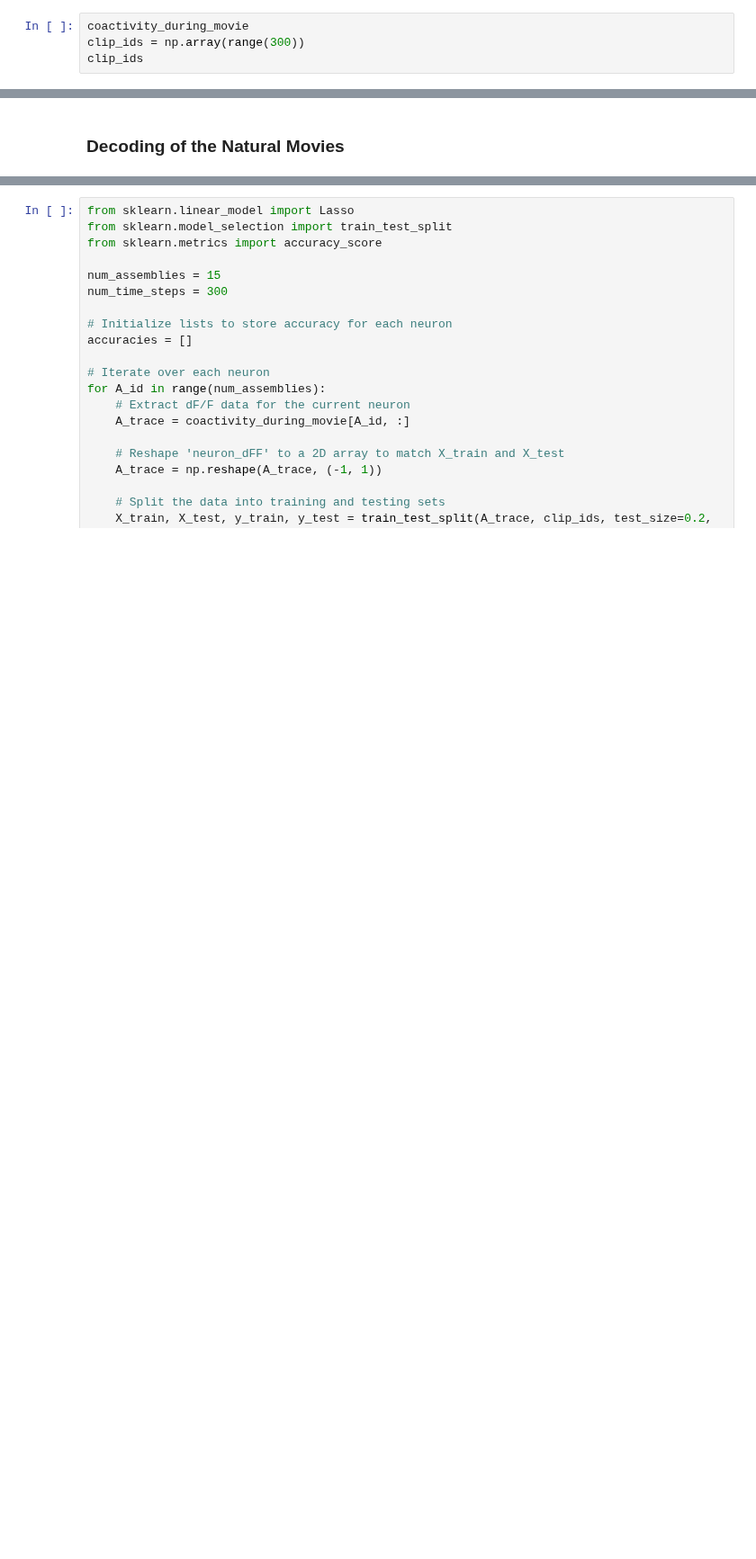
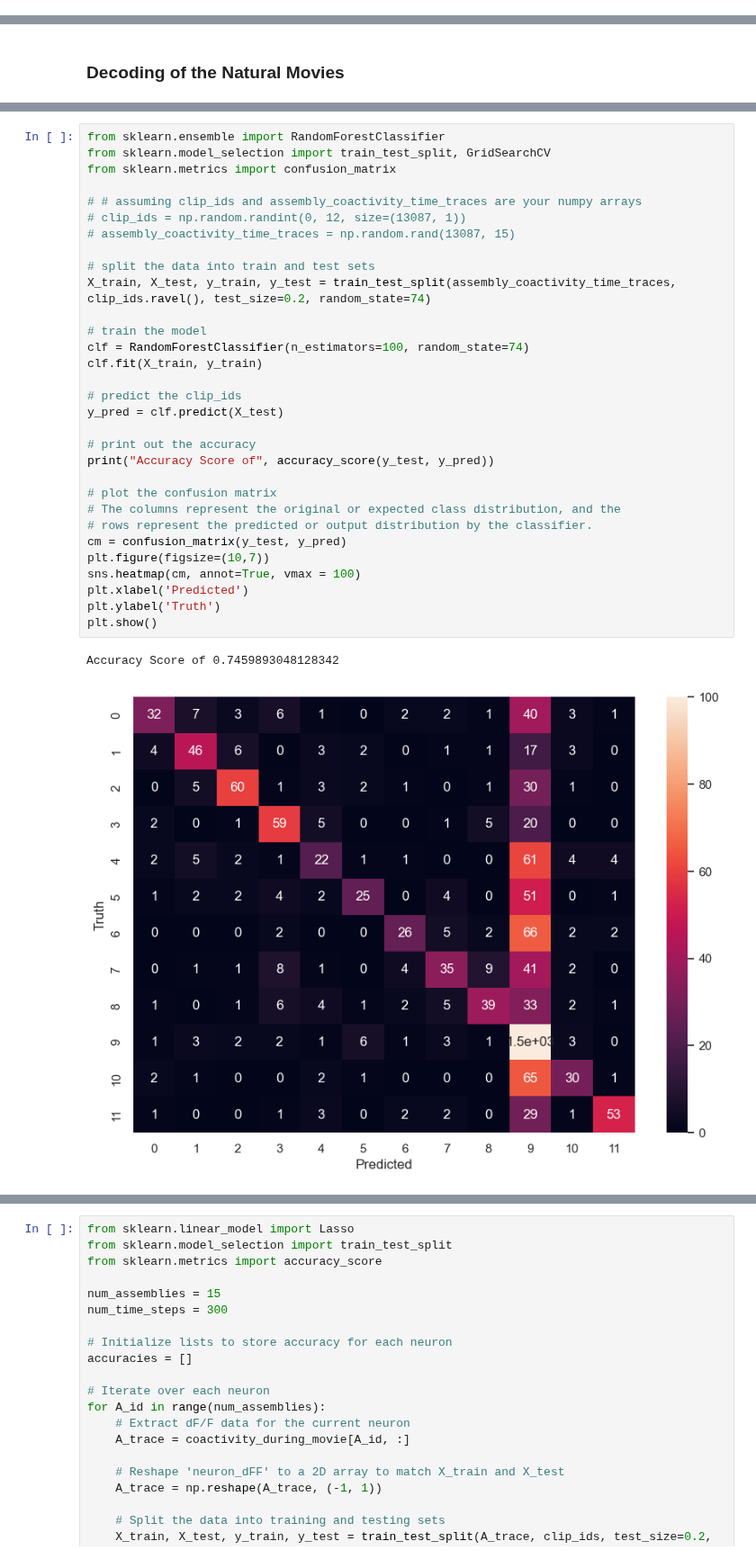
Before and after one commit to Jawagnercarena/Assembly_Organization, a Jupyter notebook: AssemblyPaperFigures/FigureCode/Figure4/Figure4.ipynb, the cells around one changed output, grey strips where cells are left out. Shown at 90% size. Saved outputs shown, nothing was run; the diff lists cells and outputs as text; blank space fills up the shorter version.

```diff
--- a/AssemblyPaperFigures/FigureCode/Figure4/Figure4.ipynb
+++ b/AssemblyPaperFigures/FigureCode/Figure4/Figure4.ipynb
@@ -854,4 +871,0 @@ array([    0,  3600,  7200, 10800, 14400, 18000, 21600, 25200, 28800])
-# %%
-coactivity_during_movie
-clip_ids = np.array(range(300))
-clip_ids
@@ -887,0 +927,34 @@ coactivity_during_movie.shape
+# %%
+from sklearn.ensemble import RandomForestClassifier
+from sklearn.model_selection import train_test_split, GridSearchCV
+from sklearn.metrics import confusion_matrix
+
+# # assuming clip_ids and assembly_coactivity_time_traces are your numpy arrays
+# clip_ids = np.random.randint(0, 12, size=(13087, 1))
+# assembly_coactivity_time_traces = np.random.rand(13087, 15)
+
+# split the data into train and test sets
+X_train, X_test, y_train, y_test = train_test_split(assembly_coactivity_time_traces, clip_ids.ravel(), test_size=0.2, random_state=74)
+
+# train the model
+clf = RandomForestClassifier(n_estimators=100, random_state=74)
+clf.fit(X_train, y_train)
+
+# predict the clip_ids
+y_pred = clf.predict(X_test)
+
+# print out the accuracy
+print("Accuracy Score of", accuracy_score(y_test, y_pred))
+
+# plot the confusion matrix
+# The columns represent the original or expected class distribution, and the
+# rows represent the predicted or output distribution by the classifier.
+cm = confusion_matrix(y_test, y_pred)
+plt.figure(figsize=(10,7))
+sns.heatmap(cm, annot=True, vmax = 100)
+plt.xlabel('Predicted')
+plt.ylabel('Truth')
+plt.show()
+# %% [output]
+Accuracy Score of 0.7459893048128342
+[figure, added]
```
Also changed, not shown: parts of 23 cells of this notebook.
